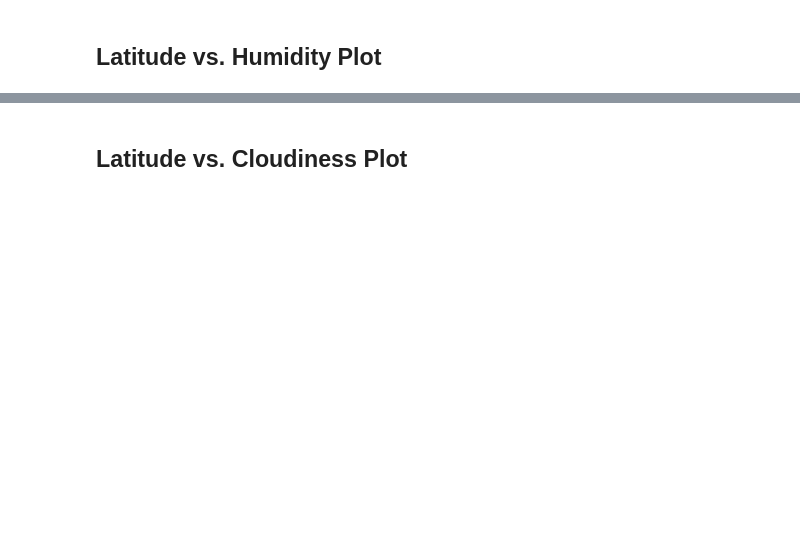
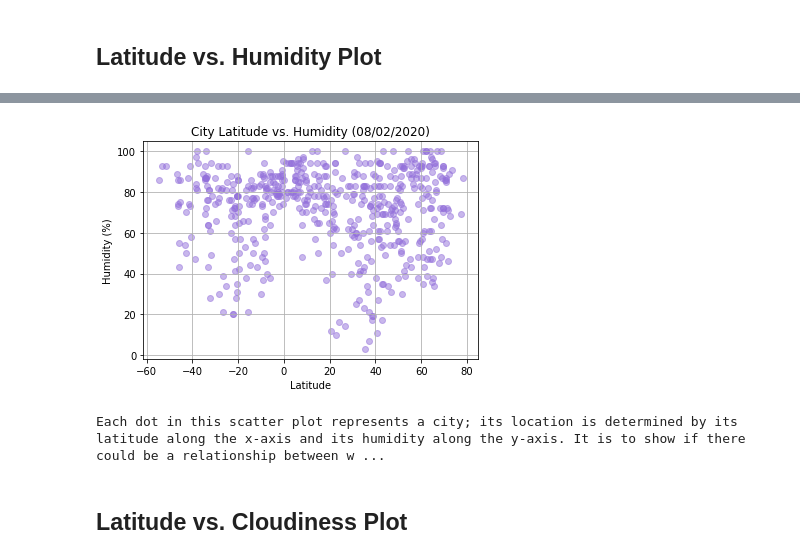
Before and after one commit to kguralpdx/python-api-challenge, a Jupyter notebook: WeatherPy/WeatherPy.ipynb, the cells around one changed output, grey strips where cells are left out. Saved outputs shown, nothing was run; the diff lists cells and outputs as text; code cells hidden in the pictures; blank space fills up the shorter version.

```diff
--- a/WeatherPy/WeatherPy.ipynb
+++ b/WeatherPy/WeatherPy.ipynb
@@ -164,2 +295,15 @@ Int64Index([], dtype='int64')
+# %%
+plt.scatter(clean_city_data['Lat'],clean_city_data['Humidity'],
+            c="mediumpurple",  alpha=0.5)
+plt.title(f"City Latitude vs. Humidity ({data_datetime:%m/%d/%Y})")
+plt.xlabel("Latitude")
+plt.ylabel("Humidity (%)")
+plt.grid()
+plt.show()
+print("Each dot in this scatter plot represents a city; its location is determined by its latitude along the x-axis and \
+its humidity along the y-axis. It is to show if there could be a relationship between where a city is located and its humidity.")
+# %% [output]
+[figure, added]
+Each dot in this scatter plot represents a city; its location is determined by its latitude along the x-axis and its humidity along the y-axis. It is to show if there could be a relationship between w ...
 # %% [markdown]
 ## Latitude vs. Cloudiness Plot
```
Also changed, not shown: parts of 43 cells of this notebook, 10 other files.
